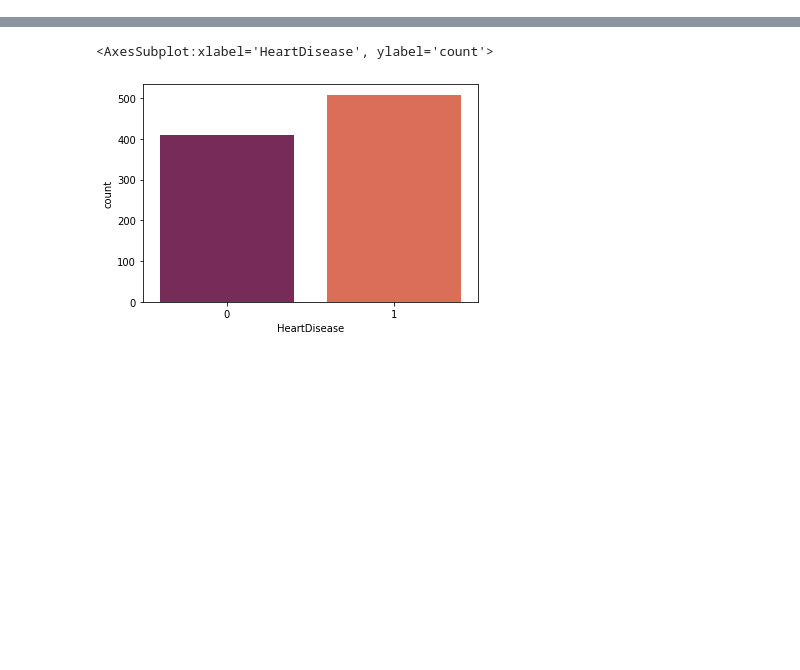
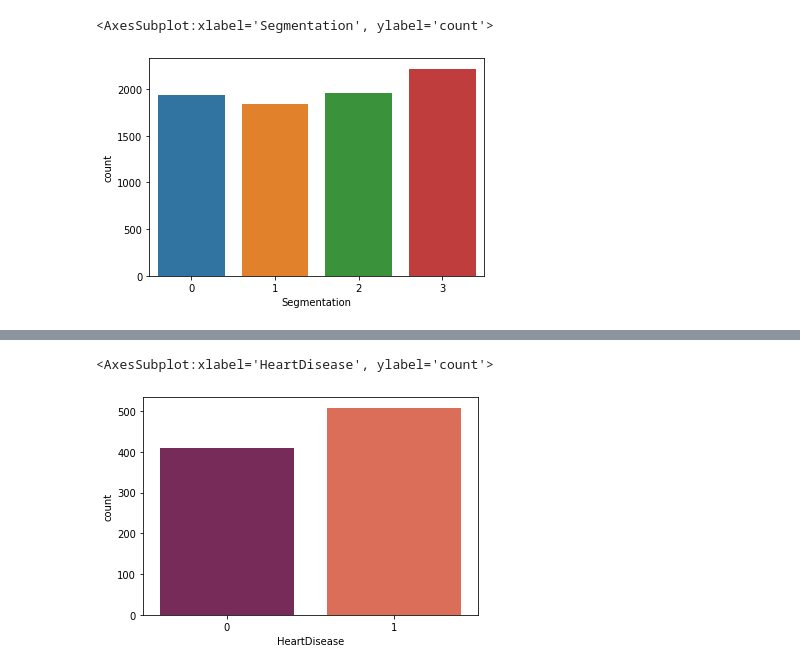
Before and after one commit to hugomdm/Adaboost_ADSL, a Jupyter notebook: code/Adaboost_MultiClass.ipynb, the cells around one changed output, grey strips where cells are left out. Drawn from its saved outputs; the diff is of its cells as text; code cells hidden in the pictures; blank space fills up the shorter version.

```diff
--- a/code/Adaboost_MultiClass.ipynb
+++ b/code/Adaboost_MultiClass.ipynb
@@ -32,2 +122,3 @@ heart_data = pd.read_csv("heart.csv")
 # %%
-heart_data
+cop = cop[cop['Profession'].notna()]
+cop.reset_index(inplace=True, drop=True)
@@ -47,0 +125,4 @@ heart_data
+# %%
+cop.drop(columns= ['Ever_Married', 'Age', 'Graduated', 'Work_Experience', 'Var_1', 'ID'], inplace=True)
+# %%
+cop['Family_Size'].fillna(0, inplace = True)
@@ -47,0 +143,11 @@ heart_data
+# %%
+
+le=LabelEncoder()
+
+cop['Gender']=le.fit_transform(cop['Gender'])
+cop['Profession']=le.fit_transform(cop['Profession'])
+cop['Spending_Score']=le.fit_transform(cop['Spending_Score'])
+cop['Segmentation']=le.fit_transform(cop['Segmentation'])
+
+
+cop.head()
@@ -47,0 +235,6 @@ heart_data
+# %%
+
+sns.countplot(x = cop['Segmentation'], data = cop)
+# %% [output]
+<AxesSubplot:xlabel='Segmentation', ylabel='count'>
+[figure, added]
```
Also changed, not shown: parts of 49 cells of this notebook, 6 other files.
